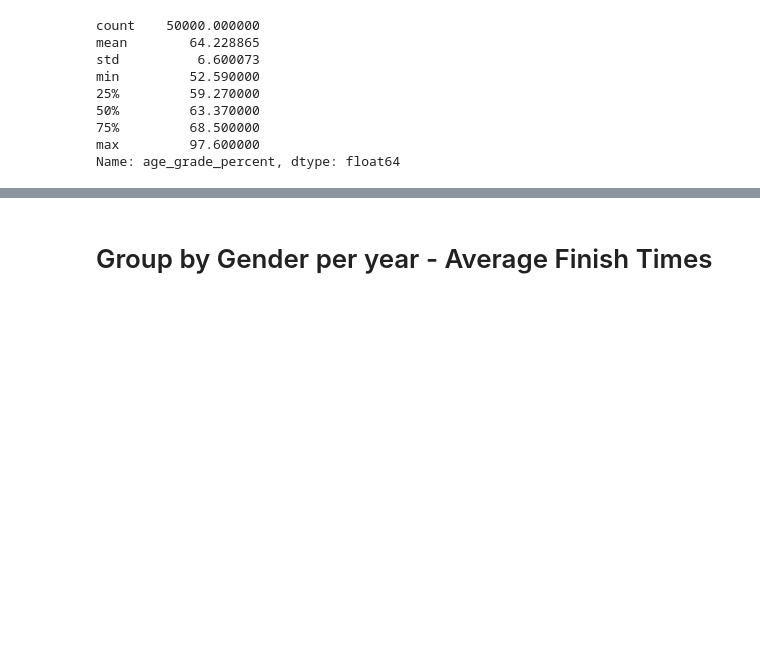
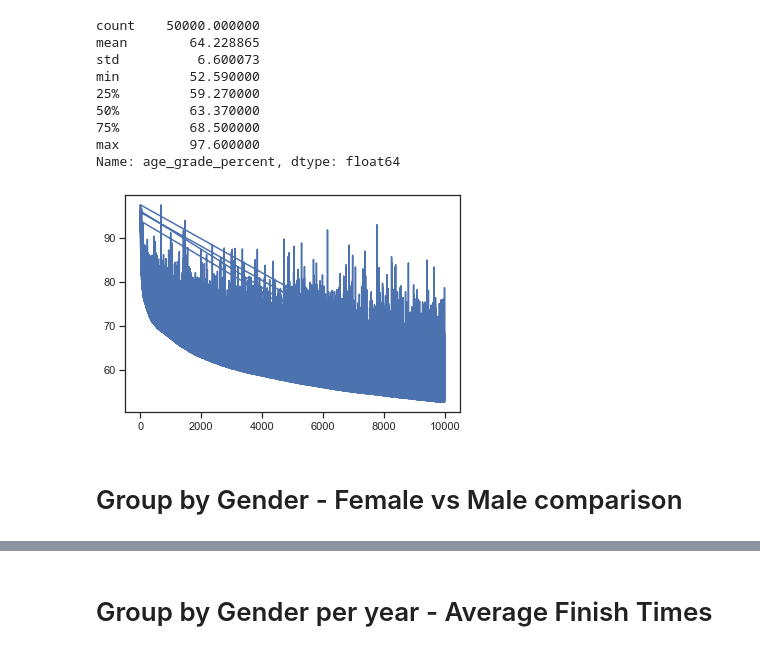
Before and after one commit to nmuldowney/nyc-marathon-capstone, a Jupyter notebook: notebooks/all_marathons_eda.ipynb, the cells around one changed output, grey strips where cells are left out. Saved outputs shown, nothing was run; the diff lists cells and outputs as text; code cells hidden in the pictures; blank space fills up the shorter version.

```diff
--- a/notebooks/all_marathons_eda.ipynb
+++ b/notebooks/all_marathons_eda.ipynb
@@ -197,3 +197,9 @@ min         52.590000
 75%         68.500000
 max         97.600000
 Name: age_grade_percent, dtype: float64
+# %%
+nyc_races['age_grade_percent'].plot();
+# %% [output]
+[figure, added]
+# %% [markdown]
+# Group by Gender - Female vs Male comparison
```
Also changed, not shown: parts of 11 cells of this notebook, 4 other files.
